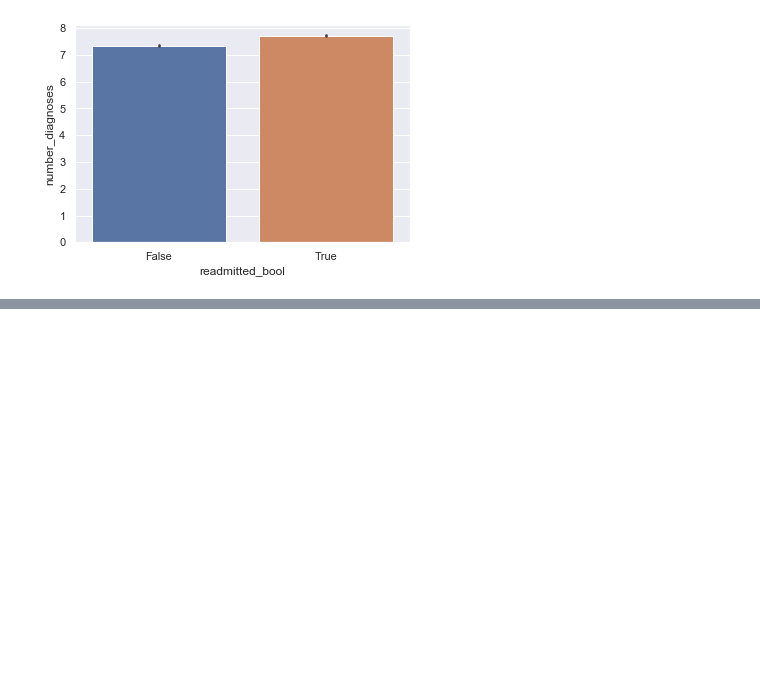
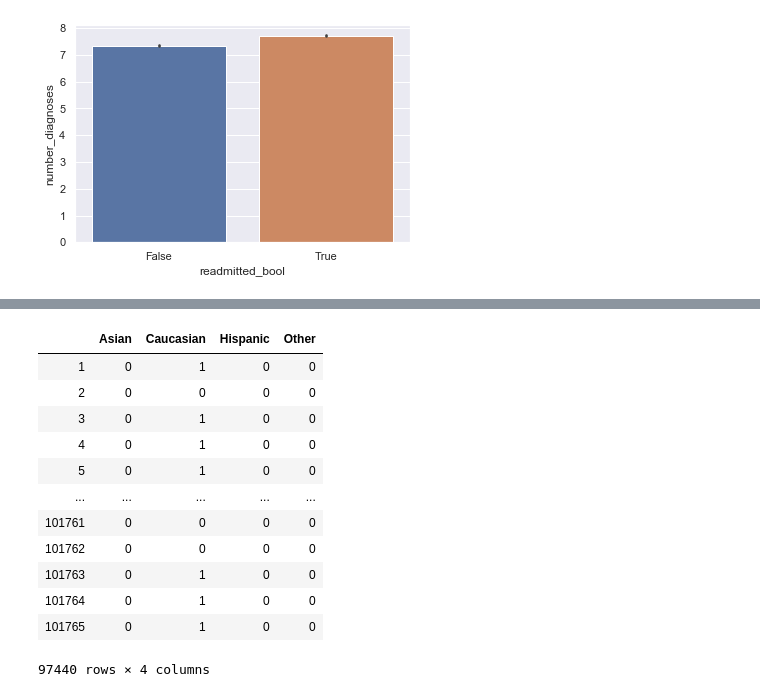
Before and after one commit to thinkful-dsi-axolotl/student_pair_work, a Jupyter notebook: Chinwe-Charles/10_29_pairwork.ipynb, the cells around one changed output, grey strips where cells are left out. Saved outputs shown, nothing was run; the diff lists cells and outputs as text; code cells hidden in the pictures; blank space fills up the shorter version.

```diff
--- a/Chinwe-Charles/10_29_pairwork.ipynb
+++ b/Chinwe-Charles/10_29_pairwork.ipynb
@@ -222,0 +349,17 @@ for col in columns_2:
+# %%
+y = pd.get_dummies(df2['race'], drop_first=True)
+y
+# %% [output]
+|  | Asian | Caucasian | Hispanic | Other |
+| 1 | 0 | 1 | 0 | 0 |
+| 2 | 0 | 0 | 0 | 0 |
+| 3 | 0 | 1 | 0 | 0 |
+| 4 | 0 | 1 | 0 | 0 |
+| 5 | 0 | 1 | 0 | 0 |
+| ... | ... | ... | ... | ... |
+| 101761 | 0 | 0 | 0 | 0 |
+| 101762 | 0 | 0 | 0 | 0 |
+| 101763 | 0 | 1 | 0 | 0 |
+| 101764 | 0 | 1 | 0 | 0 |
+| 101765 | 0 | 1 | 0 | 0 |
+97440 rows × 4 columns
```
Also changed, not shown: parts of 34 cells of this notebook.
